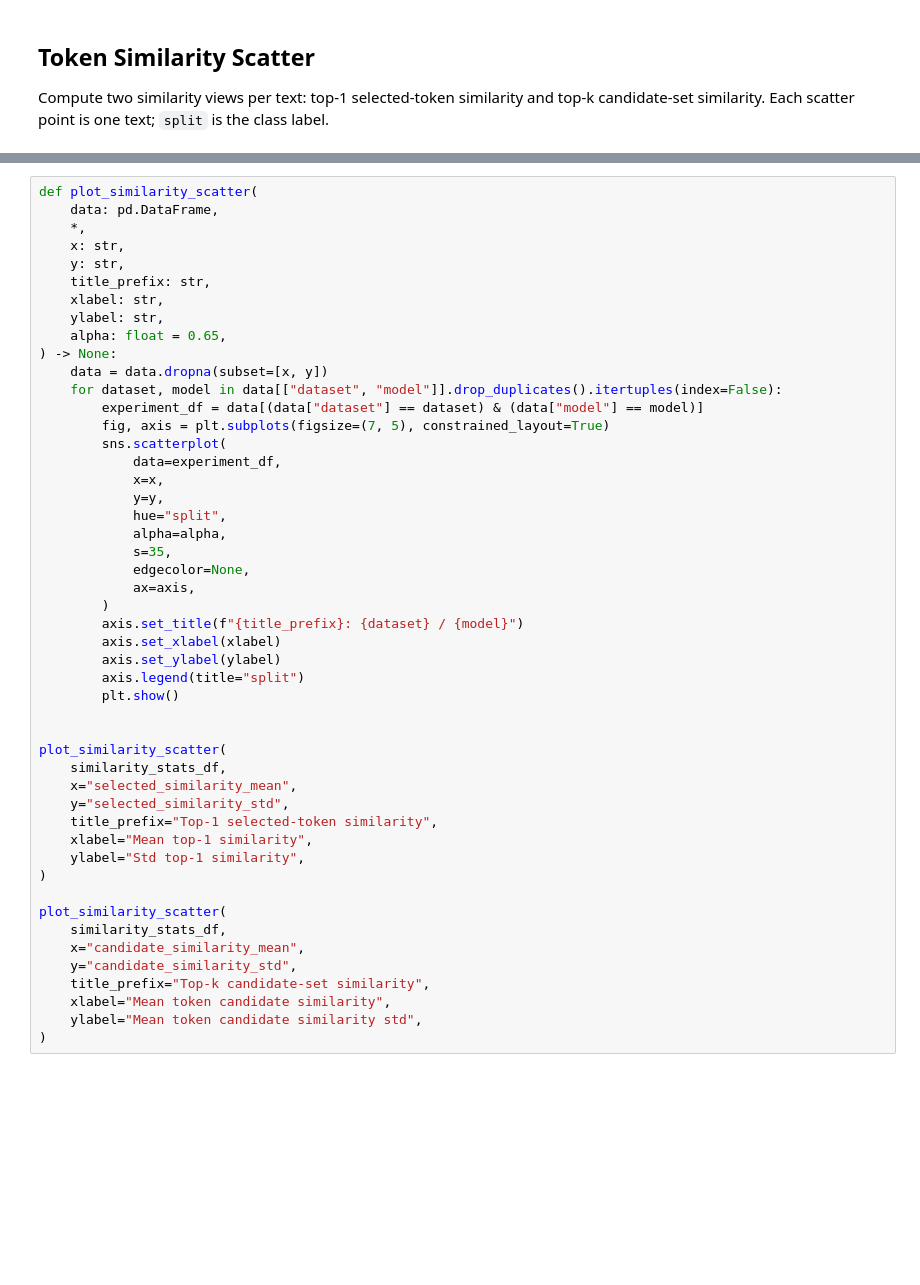
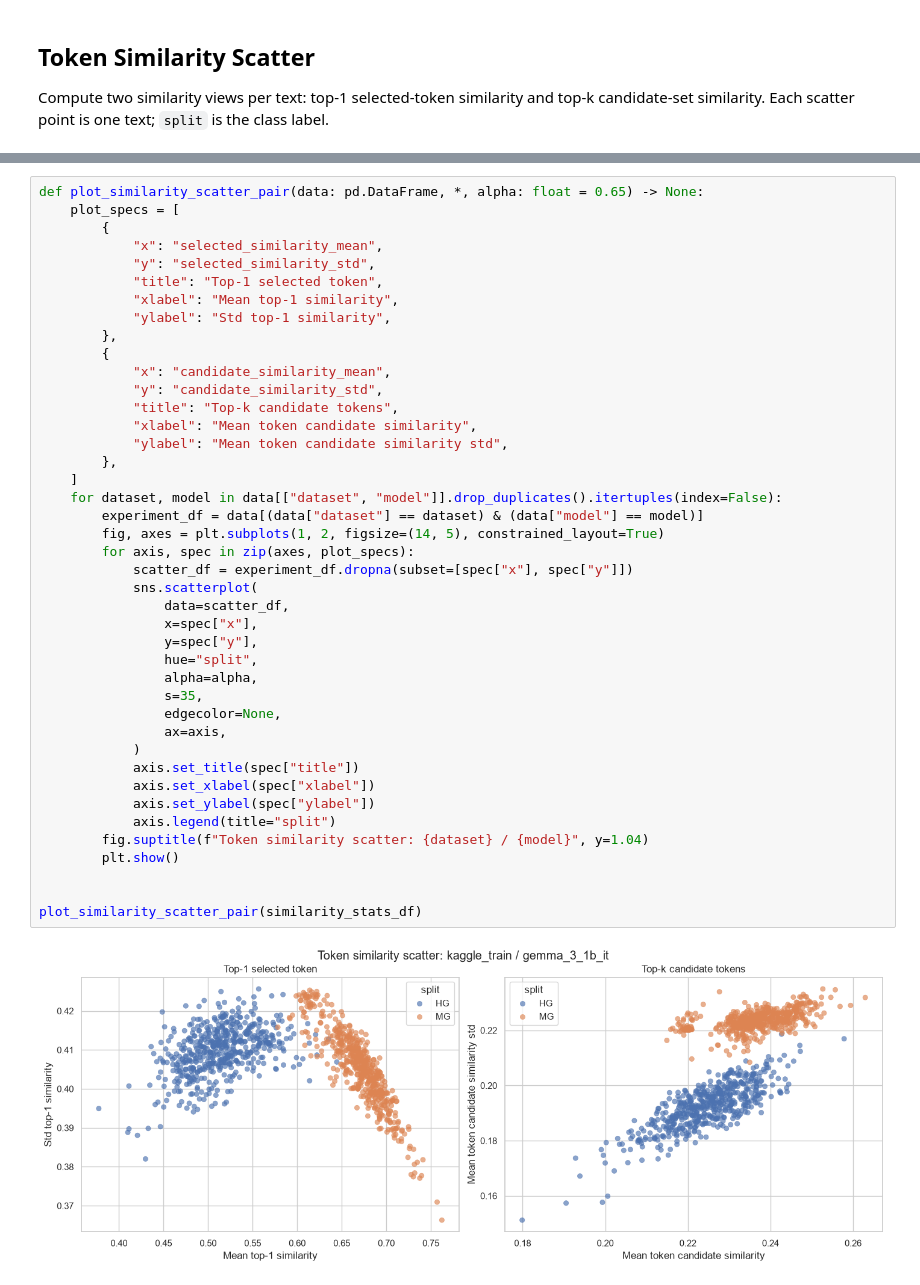
Before and after one commit to andrii-tar/mgt-detection-diploma, a Jupyter notebook: notebooks/logprob_metrics_distributions.ipynb, the cells around one changed output, grey strips where cells are left out. Saved outputs shown, nothing was run; the diff lists cells and outputs as text; blank space fills up the shorter version.

```diff
--- a/notebooks/logprob_metrics_distributions.ipynb
+++ b/notebooks/logprob_metrics_distributions.ipynb
@@ -272,49 +279,44 @@ similarity_stats_df.head()
 # %%
-def plot_similarity_scatter(
-    data: pd.DataFrame,
-    *,
-    x: str,
-    y: str,
-    title_prefix: str,
-    xlabel: str,
-    ylabel: str,
-    alpha: float = 0.65,
-) -> None:
-    data = data.dropna(subset=[x, y])
+def plot_similarity_scatter_pair(data: pd.DataFrame, *, alpha: float = 0.65) -> None:
+    plot_specs = [
+        {
+            "x": "selected_similarity_mean",
+            "y": "selected_similarity_std",
+            "title": "Top-1 selected token",
+            "xlabel": "Mean top-1 similarity",
+            "ylabel": "Std top-1 similarity",
+        },
+        {
+            "x": "candidate_similarity_mean",
+            "y": "candidate_similarity_std",
+            "title": "Top-k candidate tokens",
+            "xlabel": "Mean token candidate similarity",
+            "ylabel": "Mean token candidate similarity std",
+        },
+    ]
     for dataset, model in data[["dataset", "model"]].drop_duplicates().itertuples(index=False):
         experiment_df = data[(data["dataset"] == dataset) & (data["model"] == model)]
-        fig, axis = plt.subplots(figsize=(7, 5), constrained_layout=True)
-        sns.scatterplot(
-            data=experiment_df,
-            x=x,
-            y=y,
-            hue="split",
-            alpha=alpha,
-            s=35,
-            edgecolor=None,
-            ax=axis,
-        )
-        axis.set_title(f"{title_prefix}: {dataset} / {model}")
-        axis.set_xlabel(xlabel)
-        axis.set_ylabel(ylabel)
-        axis.legend(title="split")
+        fig, axes = plt.subplots(1, 2, figsize=(14, 5), constrained_layout=True)
+        for axis, spec in zip(axes, plot_specs):
+            scatter_df = experiment_df.dropna(subset=[spec["x"], spec["y"]])
+            sns.scatterplot(
+                data=scatter_df,
+                x=spec["x"],
+                y=spec["y"],
+                hue="split",
+                alpha=alpha,
+                s=35,
+                edgecolor=None,
+                ax=axis,
+            )
+            axis.set_title(spec["title"])
+            axis.set_xlabel(spec["xlabel"])
+            axis.set_ylabel(spec["ylabel"])
+            axis.legend(title="split")
+        fig.suptitle(f"Token similarity scatter: {dataset} / {model}", y=1.04)
         plt.show()
 
 
-plot_similarity_scatter(
-    similarity_stats_df,
-    x="selected_similarity_mean",
-    y="selected_similarity_std",
-    title_prefix="Top-1 selected-token similarity",
-    xlabel="Mean top-1 similarity",
-    ylabel="Std top-1 similarity",
-)
-
-plot_similarity_scatter(
-    similarity_stats_df,
-    x="candidate_similarity_mean",
-    y="candidate_similarity_std",
-    title_prefix="Top-k candidate-set similarity",
-    xlabel="Mean token candidate similarity",
-    ylabel="Mean token candidate similarity std",
-)
+plot_similarity_scatter_pair(similarity_stats_df)
+# %% [output]
+[figure, added]
```
Also changed, not shown: parts of 6 cells of this notebook.
